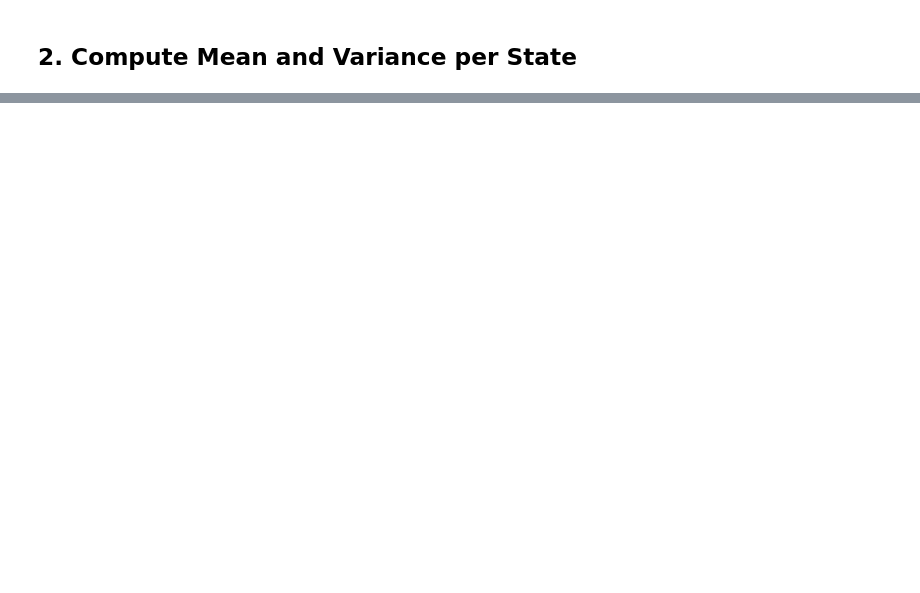
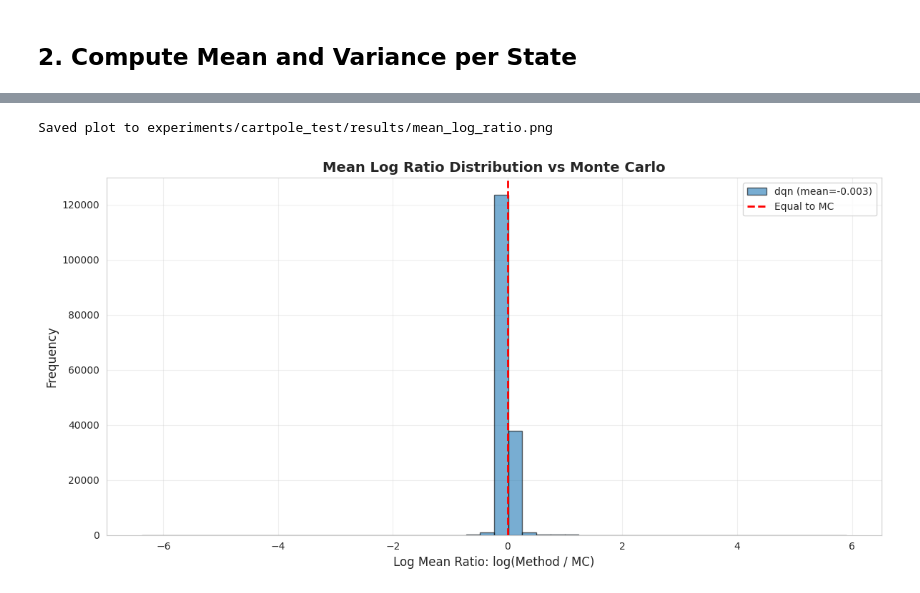
Before and after one commit to cheikdav/pooling_eval, a Jupyter notebook: analyze_variance_ratios.ipynb, the cells around one changed output, grey strips where cells are left out. Cells and saved outputs as stored; diff of their text form; code cells hidden in the pictures; blank space fills up the shorter version.

```diff
--- a/analyze_variance_ratios.ipynb
+++ b/analyze_variance_ratios.ipynb
@@ -298,0 +164,6 @@ plt.show()
+# %%
+# Compute and plot mean log ratios
+mean_ratios = compute_log_ratios(stats, 'mean', 'Mean')
+# %% [output]
+Saved plot to experiments/cartpole_test/results/mean_log_ratio.png
+[figure, added]
```
Also changed, not shown: parts of 22 cells of this notebook, 3 other files.
